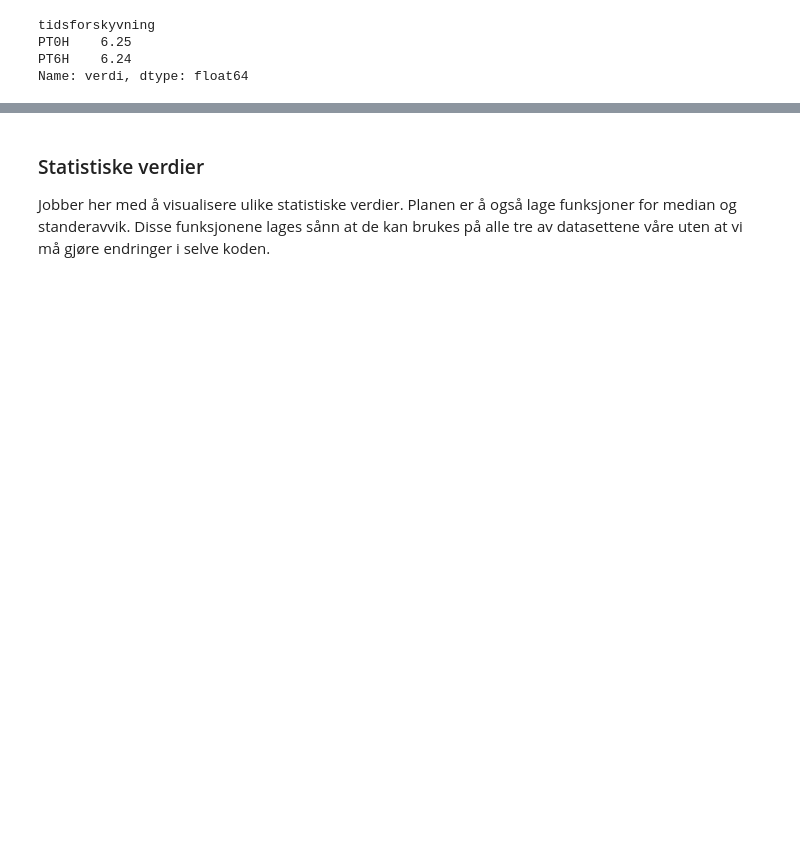
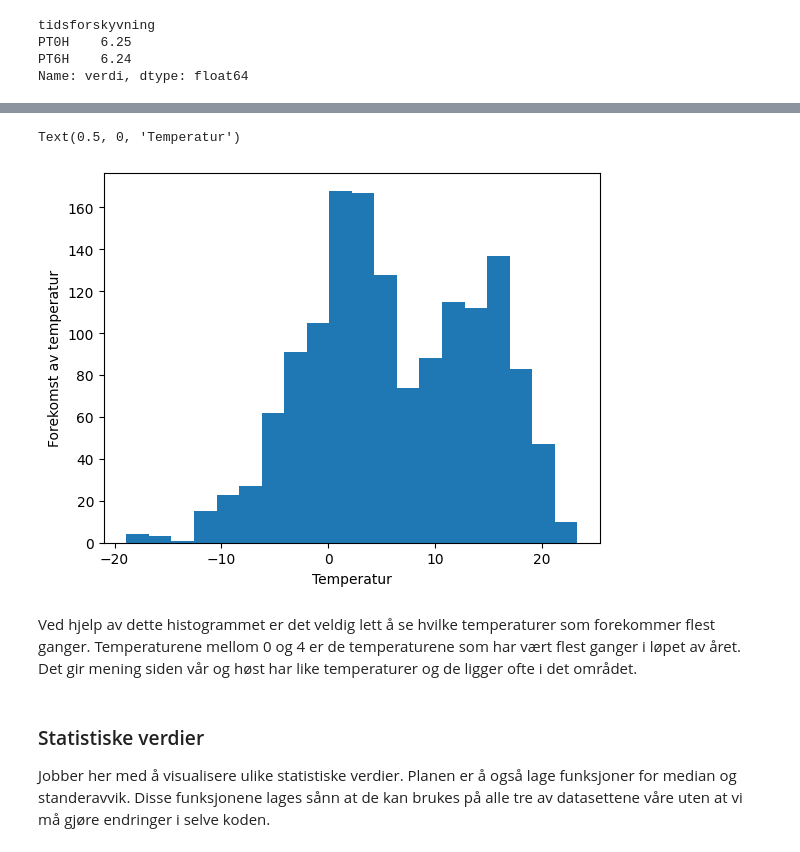
Before and after one commit to Sofihage/Milj-dataanalyse, a Jupyter notebook: notebooks/temperature.ipynb, the cells around one changed output, grey strips where cells are left out. Saved outputs shown, nothing was run; the diff lists cells and outputs as text; code cells hidden in the pictures; blank space fills up the shorter version.

```diff
--- a/notebooks/temperature.ipynb
+++ b/notebooks/temperature.ipynb
@@ -307,3 +319,12 @@ Gjennomsnittet av tidsforskyvningene bekrefter det plottet viser.
+# %%
+plt.hist(clean_temp['verdi'], density=False, bins=20)
+plt.ylabel('Forekomst av temperatur')
+plt.xlabel('Temperatur')
+# %% [output]
+Text(0.5, 0, 'Temperatur')
+[figure, added]
+# %% [markdown]
+Ved hjelp av dette histogrammet er det veldig lett å se hvilke temperaturer som forekommer flest ganger. Temperaturene mellom 0 og 4 er de temperaturene som har vært flest ganger i løpet av året. Det gir mening siden vår og høst har like temperaturer og de ligger ofte i det området.
 # %% [markdown]
 ### Statistiske verdier
 Jobber her med å visualisere ulike statistiske verdier. Planen er å også lage funksjoner for median og standeravvik. Disse funksjonene lages sånn at de kan brukes på alle tre av datasettene våre uten at vi må gjøre endringer i selve koden.
```
Also changed, not shown: parts of 27 cells of this notebook.
